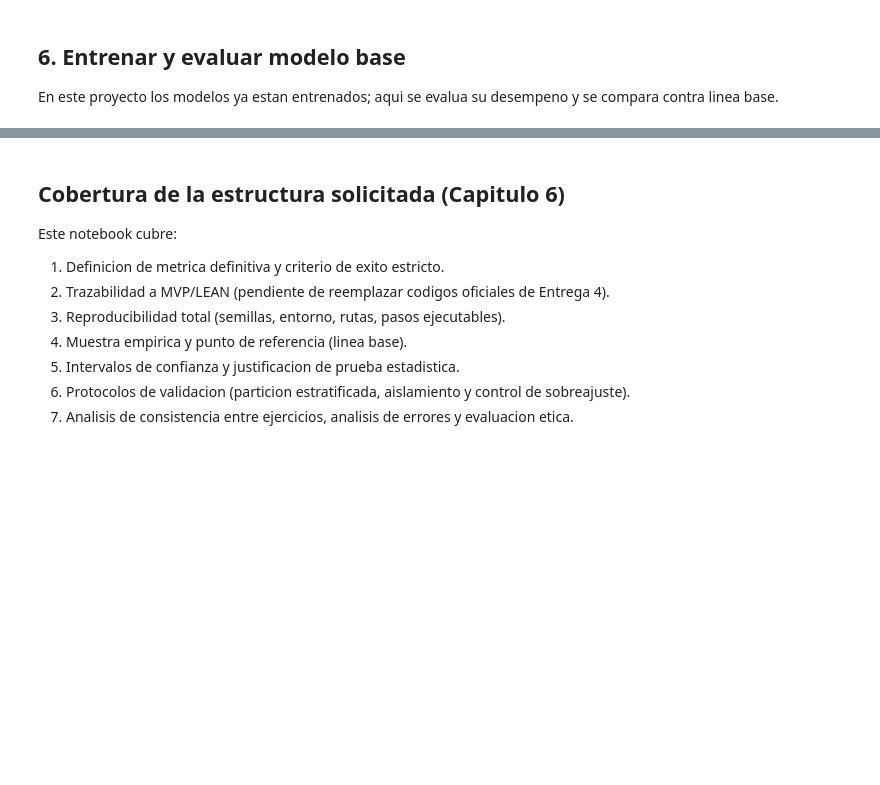
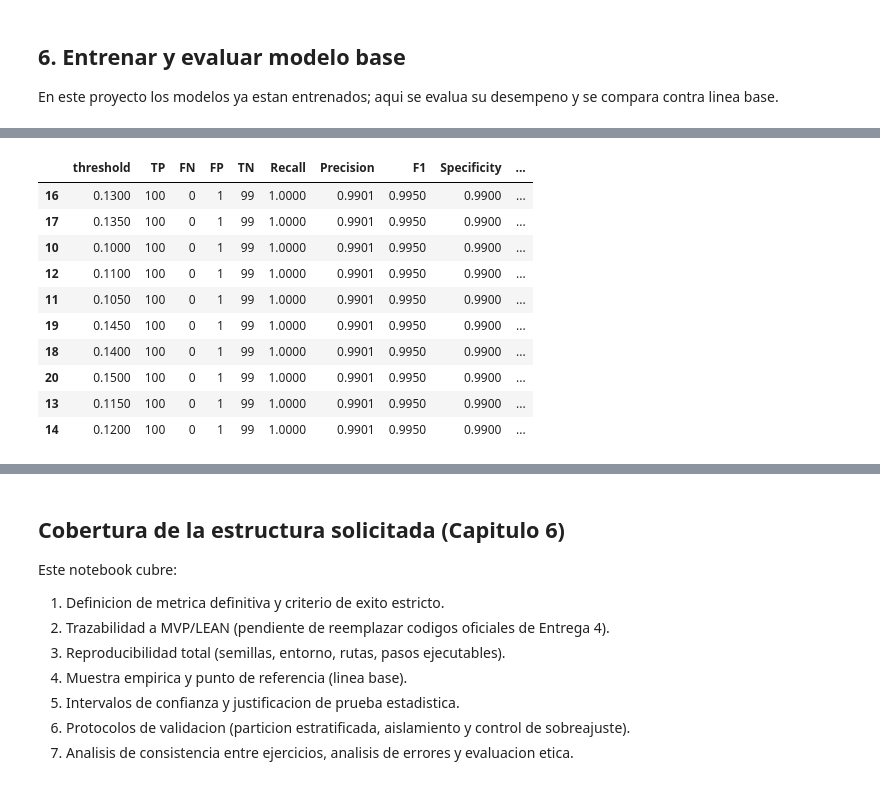
Before and after one commit to MarcoEli94/modelo_rehabilitacion, a Jupyter notebook: Capitulo_6_Validacion_Diseno_Experimental.ipynb, the cells around one changed output, grey strips where cells are left out. Cells and saved outputs as stored; diff of their text form; code cells hidden in the pictures; blank space fills up the shorter version.

```diff
--- a/Capitulo_6_Validacion_Diseno_Experimental.ipynb
+++ b/Capitulo_6_Validacion_Diseno_Experimental.ipynb
@@ -176,18 +575,50 @@ def pass_fail_gate(m):
     )
 
 
-y_pred_abd_raw = (y_prob_abd >= 0.9).astype(int)
-y_pred_rot_raw = (y_prob_rot >= 0.9).astype(int)
+def evaluate_at_threshold(y_true, y_prob, threshold):
+    y_pred = (y_prob >= threshold).astype(int)
+    metrics = compute_all_metrics(y_true, y_pred)
+    return y_pred, metrics
 
-metrics_abd_raw = compute_all_metrics(y_true_abd, y_pred_abd_raw)
-metrics_rot_raw = compute_all_metrics(y_true_rot, y_pred_rot_raw)
 
 # Evaluacion consolidada sobre datos reales (m07 + m09)
 y_true_eval = np.concatenate([y_true_abd, y_true_rot])
 y_prob_eval = np.concatenate([y_prob_abd, y_prob_rot])
-y_pred_eval = (y_prob_eval >= 0.9).astype(int)
 
-metrics_eval = compute_all_metrics(y_true_eval, y_pred_eval)
+# Barrido de umbral para encontrar mejor punto operativo
+threshold_grid = np.round(np.linspace(0.05, 0.95, 181), 3)
+threshold_rows = []
+for t in threshold_grid:
+    _, m_t = evaluate_at_threshold(y_true_eval, y_prob_eval, float(t))
+    threshold_rows.append({
+        "threshold": float(t),
+        **m_t,
+        "PASS": pass_fail_gate(m_t),
+    })
+
+threshold_selection_df = pd.DataFrame(threshold_rows)
+pass_candidates = threshold_selection_df[threshold_selection_df["PASS"]].copy()
+
+if len(pass_candidates) > 0:
+    best_row = pass_candidates.sort_values(
+        ["F1", "Specificity", "Recall", "threshold"],
+        ascending=[False, False, False, True],
+    ).iloc[0]
+    selection_reason = "umbral seleccionado por cumplimiento MVP + max F1"
+else:
+    # Fallback: maximizar balance global cuando no se cumple MVP completo
+    best_row = threshold_selection_df.sort_values(
+        ["Balanced_Accuracy", "F1", "Specificity", "threshold"],
+        ascending=[False, False, False, True],
+    ).iloc[0]
+    selection_reason = "sin umbral PASS total: seleccionado por max Balanced_Accuracy/F1"
+
+selected_threshold = float(best_row["threshold"])
+
+# Prediccion por ejercicio y consolidado con umbral optimo
+y_pred_abd_raw, metrics_abd_raw = evaluate_at_threshold(y_true_abd, y_prob_abd, selected_threshold)
+y_pred_rot_raw, metrics_rot_raw = evaluate_at_threshold(y_true_rot, y_prob_rot, selected_threshold)
+y_pred_eval, metrics_eval = evaluate_at_threshold(y_true_eval, y_prob_eval, selected_threshold)
 
 # Linea base sobre el mismo conjunto real
 y_pred_baseline = np.ones_like(y_true_eval)
@@ -197,12 +628,29 @@ metrics_baseline = compute_all_metrics(y_true_eval, y_pred_baseline)
 y_true_ctrl, y_pred_ctrl = y_true_eval, y_pred_eval
 metrics_ctrl = metrics_eval
 
+# Metricas de discriminacion independientes de umbral
+roc_auc_eval = roc_auc_score(y_true_eval, y_prob_eval)
+pr_auc_eval = average_precision_score(y_true_eval, y_prob_eval)
+
+best_threshold_summary_df = pd.DataFrame([
+    {
+        "selected_threshold": selected_threshold,
+        "selection_reason": selection_reason,
+        "roc_auc_eval": roc_auc_eval,
+        "pr_auc_eval": pr_auc_eval,
+        "pass_mvp_at_selected_threshold": pass_fail_gate(metrics_eval),
+    }
+])
+
 report_df = pd.DataFrame([
-    {"Escenario": "Abduction raw", **metrics_abd_raw, "PASS": pass_fail_gate(metrics_abd_raw)},
-    {"Escenario": "Rotation raw", **metrics_rot_raw, "PASS": pass_fail_gate(metrics_rot_raw)},
-    {"Escenario": "Consolidado real (m07+m09)", **metrics_eval, "PASS": pass_fail_gate(metrics_eval)},
-    {"Escenario": "Linea base (always incorrect)", **metrics_baseline, "PASS": pass_fail_gate(metrics_baseline)},
+    {"Escenario": "Abduction raw", "Threshold": selected_threshold, **metrics_abd_raw, "PASS": pass_fail_gate(metrics_abd_raw)},
+    {"Escenario": "Rotation raw", "Threshold": selected_threshold, **metrics_rot_raw, "PASS": pass_fail_gate(metrics_rot_raw)},
+    {"Escenario": "Consolidado real (m07+m09)", "Threshold": selected_threshold, **metrics_eval, "PASS": pass_fail_gate(metrics_eval)},
+    {"Escenario": "Linea base (always incorrect)", "Threshold": np.nan, **metrics_baseline, "PASS": pass_fail_gate(metrics_baseline)},
 ])
 
 pd.set_option("display.float_format", lambda x: f"{x:.4f}")
+display(best_threshold_summary_df)
+display(threshold_selection_df.sort_values("F1", ascending=False).head(10))
 report_df
+# %% [output]
@@ -208,0 +659,11 @@ report_df
+|  | threshold | TP | FN | FP | TN | Recall | Precision | F1 | Specificity | ... |
+| 16 | 0.1300 | 100 | 0 | 1 | 99 | 1.0000 | 0.9901 | 0.9950 | 0.9900 | ... |
+| 17 | 0.1350 | 100 | 0 | 1 | 99 | 1.0000 | 0.9901 | 0.9950 | 0.9900 | ... |
+| 10 | 0.1000 | 100 | 0 | 1 | 99 | 1.0000 | 0.9901 | 0.9950 | 0.9900 | ... |
+| 12 | 0.1100 | 100 | 0 | 1 | 99 | 1.0000 | 0.9901 | 0.9950 | 0.9900 | ... |
+| 11 | 0.1050 | 100 | 0 | 1 | 99 | 1.0000 | 0.9901 | 0.9950 | 0.9900 | ... |
+| 19 | 0.1450 | 100 | 0 | 1 | 99 | 1.0000 | 0.9901 | 0.9950 | 0.9900 | ... |
+| 18 | 0.1400 | 100 | 0 | 1 | 99 | 1.0000 | 0.9901 | 0.9950 | 0.9900 | ... |
+| 20 | 0.1500 | 100 | 0 | 1 | 99 | 1.0000 | 0.9901 | 0.9950 | 0.9900 | ... |
+| 13 | 0.1150 | 100 | 0 | 1 | 99 | 1.0000 | 0.9901 | 0.9950 | 0.9900 | ... |
+| 14 | 0.1200 | 100 | 0 | 1 | 99 | 1.0000 | 0.9901 | 0.9950 | 0.9900 | ... |
```
Also changed, not shown: parts of 23 cells of this notebook, 46 other files.
